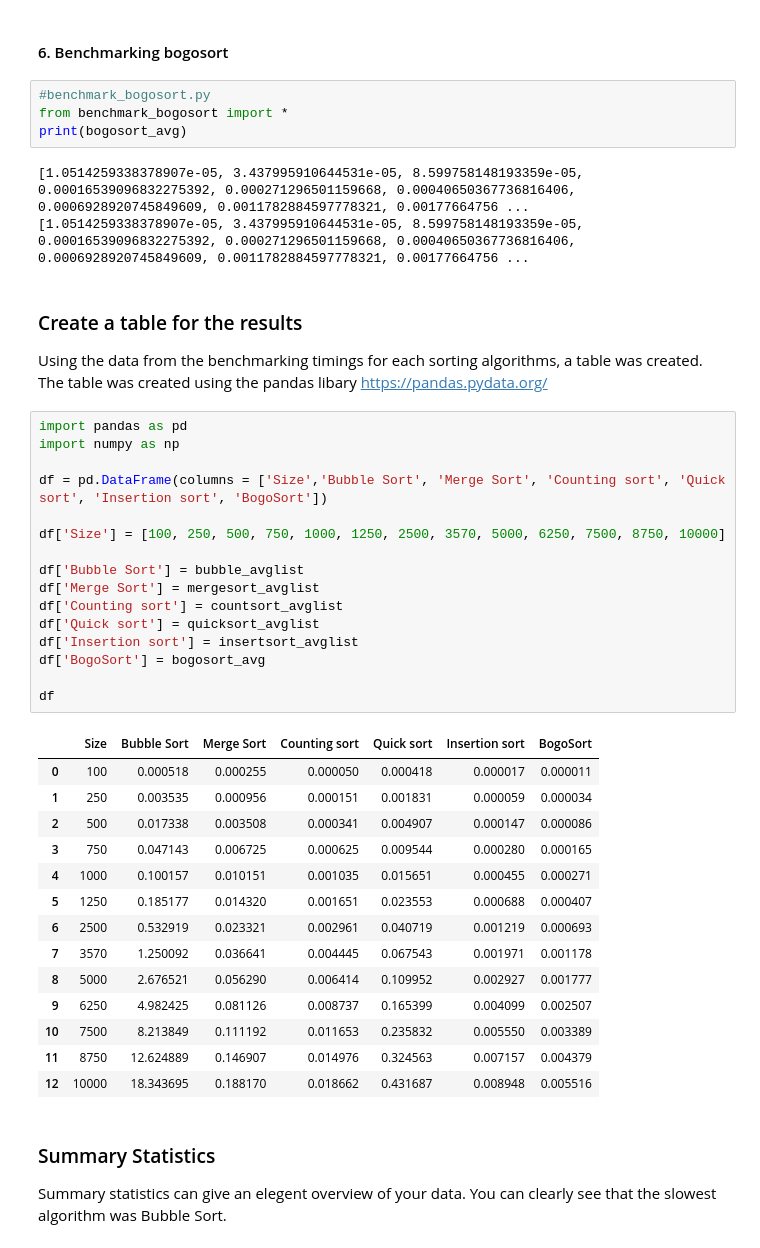
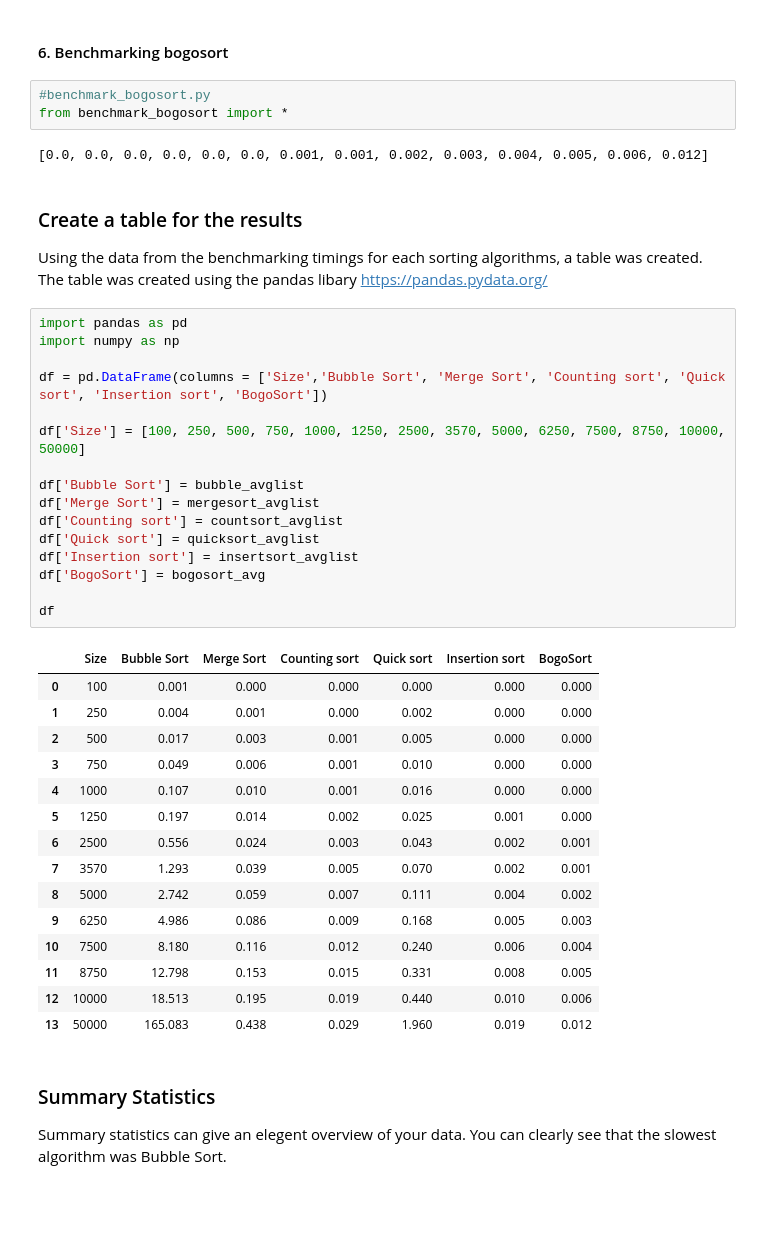
Before and after one commit to RitRa/Algorithms-project-, a Jupyter notebook: Benchmarking Sorting Algorithms.ipynb, the cells around one changed output. Cells and saved outputs as stored; diff of their text form; blank space fills up the shorter version.

```diff
--- a/Benchmarking Sorting Algorithms.ipynb
+++ b/Benchmarking Sorting Algorithms.ipynb
@@ -338,44 +413,43 @@ print(insertsort_avglist)
 # %%
 #benchmark_bogosort.py
 from benchmark_bogosort import *
-print(bogosort_avg)
 # %% [output]
-[1.0514259338378907e-05, 3.437995910644531e-05, 8.599758148193359e-05, 0.00016539096832275392, 0.000271296501159668, 0.00040650367736816406, 0.0006928920745849609, 0.0011782884597778321, 0.00177664756 ...
-[1.0514259338378907e-05, 3.437995910644531e-05, 8.599758148193359e-05, 0.00016539096832275392, 0.000271296501159668, 0.00040650367736816406, 0.0006928920745849609, 0.0011782884597778321, 0.00177664756 ...
+[0.0, 0.0, 0.0, 0.0, 0.0, 0.0, 0.001, 0.001, 0.002, 0.003, 0.004, 0.005, 0.006, 0.012]
 # %% [markdown]
 ### Create a table for the results
 Using the data from the benchmarking timings for each sorting algorithms, a table was created. The table was created using the pandas libary https://pandas.pydata.org/
 # %%
 import pandas as pd
 import numpy as np
 
 df = pd.DataFrame(columns = ['Size','Bubble Sort', 'Merge Sort', 'Counting sort', 'Quick sort', 'Insertion sort', 'BogoSort'])
 
-df['Size'] = [100, 250, 500, 750, 1000, 1250, 2500, 3570, 5000, 6250, 7500, 8750, 10000]
+df['Size'] = [100, 250, 500, 750, 1000, 1250, 2500, 3570, 5000, 6250, 7500, 8750, 10000, 50000]
 
 df['Bubble Sort'] = bubble_avglist
 df['Merge Sort'] = mergesort_avglist
 df['Counting sort'] = countsort_avglist
 df['Quick sort'] = quicksort_avglist
 df['Insertion sort'] = insertsort_avglist
 df['BogoSort'] = bogosort_avg
 
 df
 # %% [output]
 |  | Size | Bubble Sort | Merge Sort | Counting sort | Quick sort | Insertion sort | BogoSort |
-| 0 | 100 | 0.000518 | 0.000255 | 0.000050 | 0.000418 | 0.000017 | 0.000011 |
-| 1 | 250 | 0.003535 | 0.000956 | 0.000151 | 0.001831 | 0.000059 | 0.000034 |
-| 2 | 500 | 0.017338 | 0.003508 | 0.000341 | 0.004907 | 0.000147 | 0.000086 |
-| 3 | 750 | 0.047143 | 0.006725 | 0.000625 | 0.009544 | 0.000280 | 0.000165 |
-| 4 | 1000 | 0.100157 | 0.010151 | 0.001035 | 0.015651 | 0.000455 | 0.000271 |
-| 5 | 1250 | 0.185177 | 0.014320 | 0.001651 | 0.023553 | 0.000688 | 0.000407 |
-| 6 | 2500 | 0.532919 | 0.023321 | 0.002961 | 0.040719 | 0.001219 | 0.000693 |
-| 7 | 3570 | 1.250092 | 0.036641 | 0.004445 | 0.067543 | 0.001971 | 0.001178 |
-| 8 | 5000 | 2.676521 | 0.056290 | 0.006414 | 0.109952 | 0.002927 | 0.001777 |
-| 9 | 6250 | 4.982425 | 0.081126 | 0.008737 | 0.165399 | 0.004099 | 0.002507 |
-| 10 | 7500 | 8.213849 | 0.111192 | 0.011653 | 0.235832 | 0.005550 | 0.003389 |
-| 11 | 8750 | 12.624889 | 0.146907 | 0.014976 | 0.324563 | 0.007157 | 0.004379 |
-| 12 | 10000 | 18.343695 | 0.188170 | 0.018662 | 0.431687 | 0.008948 | 0.005516 |
+| 0 | 100 | 0.001 | 0.000 | 0.000 | 0.000 | 0.000 | 0.000 |
+| 1 | 250 | 0.004 | 0.001 | 0.000 | 0.002 | 0.000 | 0.000 |
+| 2 | 500 | 0.017 | 0.003 | 0.001 | 0.005 | 0.000 | 0.000 |
+| 3 | 750 | 0.049 | 0.006 | 0.001 | 0.010 | 0.000 | 0.000 |
+| 4 | 1000 | 0.107 | 0.010 | 0.001 | 0.016 | 0.000 | 0.000 |
+| 5 | 1250 | 0.197 | 0.014 | 0.002 | 0.025 | 0.001 | 0.000 |
+| 6 | 2500 | 0.556 | 0.024 | 0.003 | 0.043 | 0.002 | 0.001 |
+| 7 | 3570 | 1.293 | 0.039 | 0.005 | 0.070 | 0.002 | 0.001 |
+| 8 | 5000 | 2.742 | 0.059 | 0.007 | 0.111 | 0.004 | 0.002 |
+| 9 | 6250 | 4.986 | 0.086 | 0.009 | 0.168 | 0.005 | 0.003 |
+| 10 | 7500 | 8.180 | 0.116 | 0.012 | 0.240 | 0.006 | 0.004 |
+| 11 | 8750 | 12.798 | 0.153 | 0.015 | 0.331 | 0.008 | 0.005 |
+| 12 | 10000 | 18.513 | 0.195 | 0.019 | 0.440 | 0.010 | 0.006 |
+| 13 | 50000 | 165.083 | 0.438 | 0.029 | 1.960 | 0.019 | 0.012 |
 # %% [markdown]
 ### Summary Statistics
 Summary statistics can give an elegent overview of your data. You can clearly see that the slowest algorithm was Bubble Sort.
```
Also changed, not shown: parts of 30 cells of this notebook, 14 other files.
